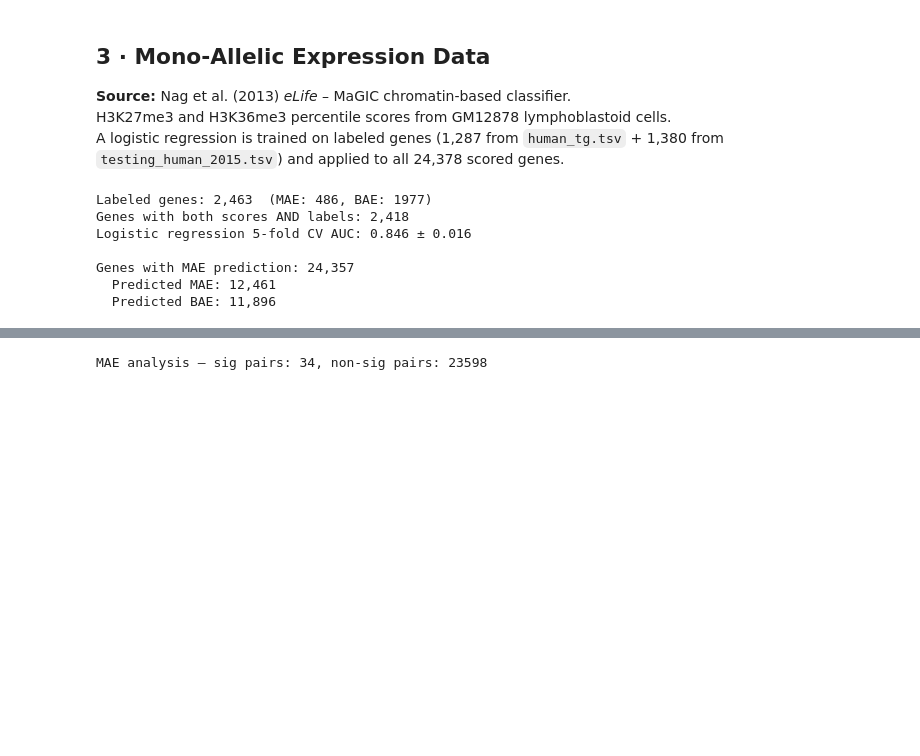
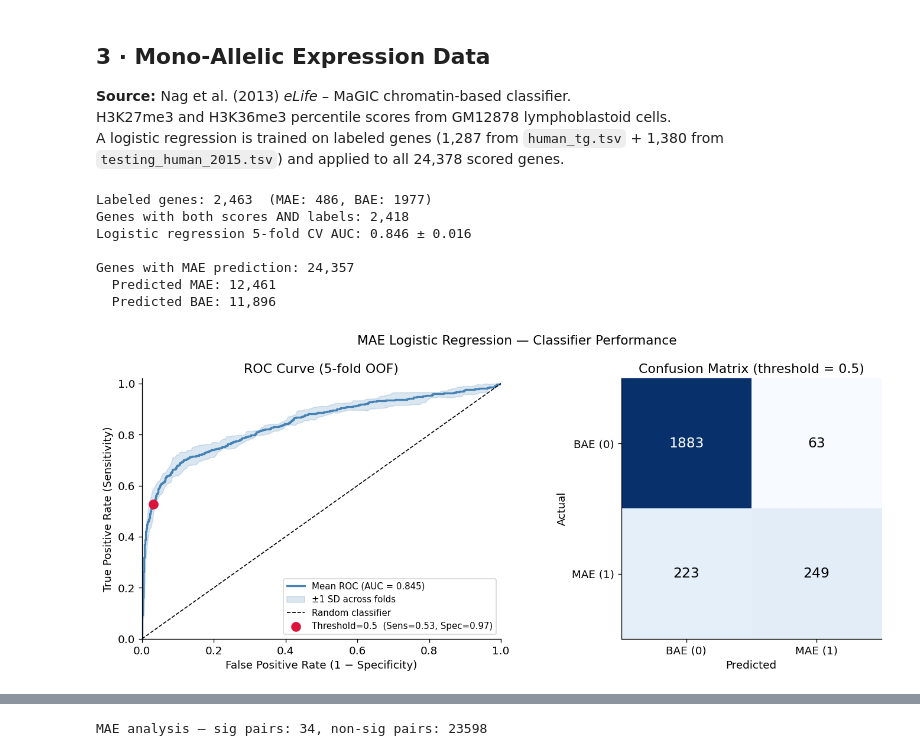
Before and after one commit to JonathanZhao222/Paralog-Difference, a Jupyter notebook: paralog_dependency_analysis.ipynb, the cells around one changed output, grey strips where cells are left out. Saved outputs shown, nothing was run; the diff lists cells and outputs as text; code cells hidden in the pictures; blank space fills up the shorter version.

```diff
--- a/paralog_dependency_analysis.ipynb
+++ b/paralog_dependency_analysis.ipynb
@@ -198,3 +196,93 @@ Logistic regression 5-fold CV AUC: 0.846 ± 0.016
 Genes with MAE prediction: 24,357
   Predicted MAE: 12,461
   Predicted BAE: 11,896
+# %%
+# ── ROC Curve & Classifier Performance ───────────────────────────────────────
+from sklearn.model_selection import StratifiedKFold, cross_val_predict
+from sklearn.metrics import (roc_curve, auc, confusion_matrix,
+                              classification_report, RocCurveDisplay)
+
+skf = StratifiedKFold(n_splits=5, shuffle=True, random_state=42)
+
+# Out-of-fold predicted probabilities (gives unbiased ROC)
+oof_probs = cross_val_predict(clf, X_scaled, y_train, cv=skf,
+                               method='predict_proba')[:, 1]
+oof_preds = (oof_probs >= 0.5).astype(int)
+
+fpr, tpr, thresholds = roc_curve(y_train, oof_probs)
+roc_auc = auc(fpr, tpr)
+
+# Per-fold ROC for shaded band
+fold_fprs, fold_tprs = [], []
+for train_idx, val_idx in skf.split(X_scaled, y_train):
+    clf_fold = LogisticRegression(random_state=42, max_iter=1000)
+    clf_fold.fit(X_scaled[train_idx], y_train[train_idx])
+    p = clf_fold.predict_proba(X_scaled[val_idx])[:, 1]
+    ff, ft, _ = roc_curve(y_train[val_idx], p)
+    fold_fprs.append(ff); fold_tprs.append(ft)
+
+# Interpolate folds onto common FPR grid
+mean_fpr = np.linspace(0, 1, 200)
+interp_tprs = [np.interp(mean_fpr, ff, ft) for ff, ft in zip(fold_fprs, fold_tprs)]
+mean_tpr  = np.mean(interp_tprs, axis=0)
+std_tpr   = np.std(interp_tprs, axis=0)
+
+# ── Plot ──────────────────────────────────────────────────────────────────────
+fig, axes = plt.subplots(1, 2, figsize=(12, 5))
+fig.suptitle('MAE Logistic Regression — Classifier Performance', fontsize=13)
+
+# Left: ROC curve
+ax = axes[0]
+ax.plot(fpr, tpr, color='steelblue', lw=2,
+        label=f'Mean ROC (AUC = {roc_auc:.3f})')
+ax.fill_between(mean_fpr,
+                np.clip(mean_tpr - std_tpr, 0, 1),
+                np.clip(mean_tpr + std_tpr, 0, 1),
+                alpha=0.2, color='steelblue', label='±1 SD across folds')
+ax.plot([0, 1], [0, 1], 'k--', lw=1, label='Random classifier')
+
+# Mark operating point at threshold 0.5
+idx = np.argmin(np.abs(thresholds - 0.5))
+ax.scatter(fpr[idx], tpr[idx], s=80, zorder=5, color='crimson',
+           label=f'Threshold=0.5  (Sens={tpr[idx]:.2f}, Spec={1-fpr[idx]:.2f})')
+ax.set_xlabel('False Positive Rate (1 − Specificity)')
+ax.set_ylabel('True Positive Rate (Sensitivity)')
+ax.set_title('ROC Curve (5-fold OOF)')
+ax.legend(fontsize=9)
+ax.set_xlim(0, 1); ax.set_ylim(0, 1.02)
+
+# Right: Confusion matrix at threshold 0.5
+ax2 = axes[1]
+cm = confusion_matrix(y_train, oof_preds)
+im = ax2.imshow(cm, cmap='Blues')
+classes = ['BAE (0)', 'MAE (1)']
+ax2.set_xticks([0, 1]); ax2.set_xticklabels(classes)
+ax2.set_yticks([0, 1]); ax2.set_yticklabels(classes)
+ax2.set_xlabel('Predicted'); ax2.set_ylabel('Actual')
+ax2.set_title('Confusion Matrix (threshold = 0.5)')
+for i in range(2):
+    for j in range(2):
+        ax2.text(j, i, str(cm[i, j]), ha='center', va='center',
+                 fontsize=14, color='white' if cm[i, j] > cm.max()/2 else 'black')
+
+plt.tight_layout()
+plt.savefig('mae_roc_curve.png', dpi=150, bbox_inches='tight')
+plt.show()
+
+# ── Print summary ─────────────────────────────────────────────────────────────
+tn, fp, fn, tp = cm.ravel()
+sensitivity = tp / (tp + fn)
+specificity = tn / (tn + fp)
+ppv         = tp / (tp + fp)
+npv         = tn / (tn + fn)
+
+print(f'5-fold cross-validated performance (threshold = 0.5)')
+print(f'  AUC        : {roc_auc:.3f}')
+print(f'  Sensitivity: {sensitivity:.3f}  (true MAE correctly identified)')
+print(f'  Specificity: {specificity:.3f}  (true BAE correctly identified)')
+print(f'  PPV (prec) : {ppv:.3f}')
+print(f'  NPV        : {npv:.3f}')
+print(f'\nFull classification report:')
+print(classification_report(y_train, oof_preds, target_names=['BAE', 'MAE']))
+# %% [output]
+[figure, added]
```
Also changed, not shown: parts of 19 cells of this notebook, 5 other files.
